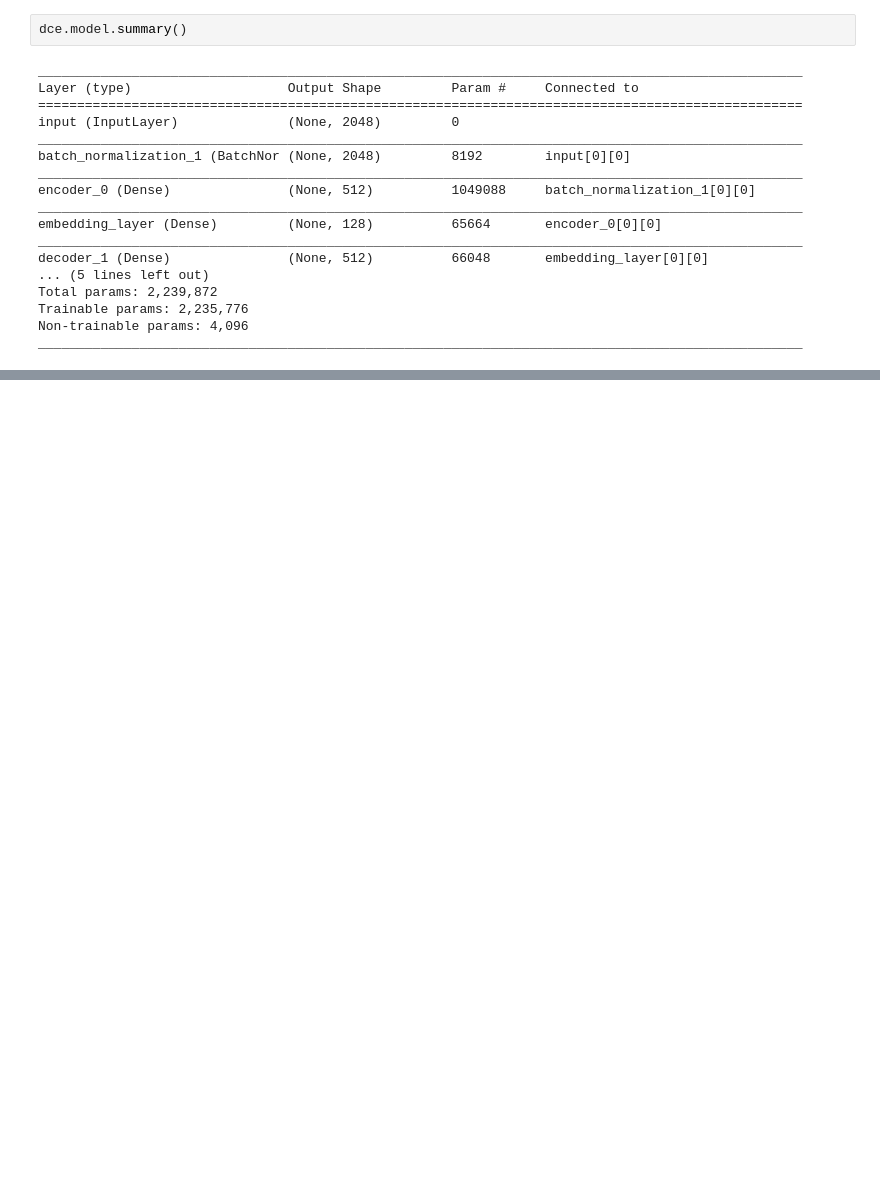
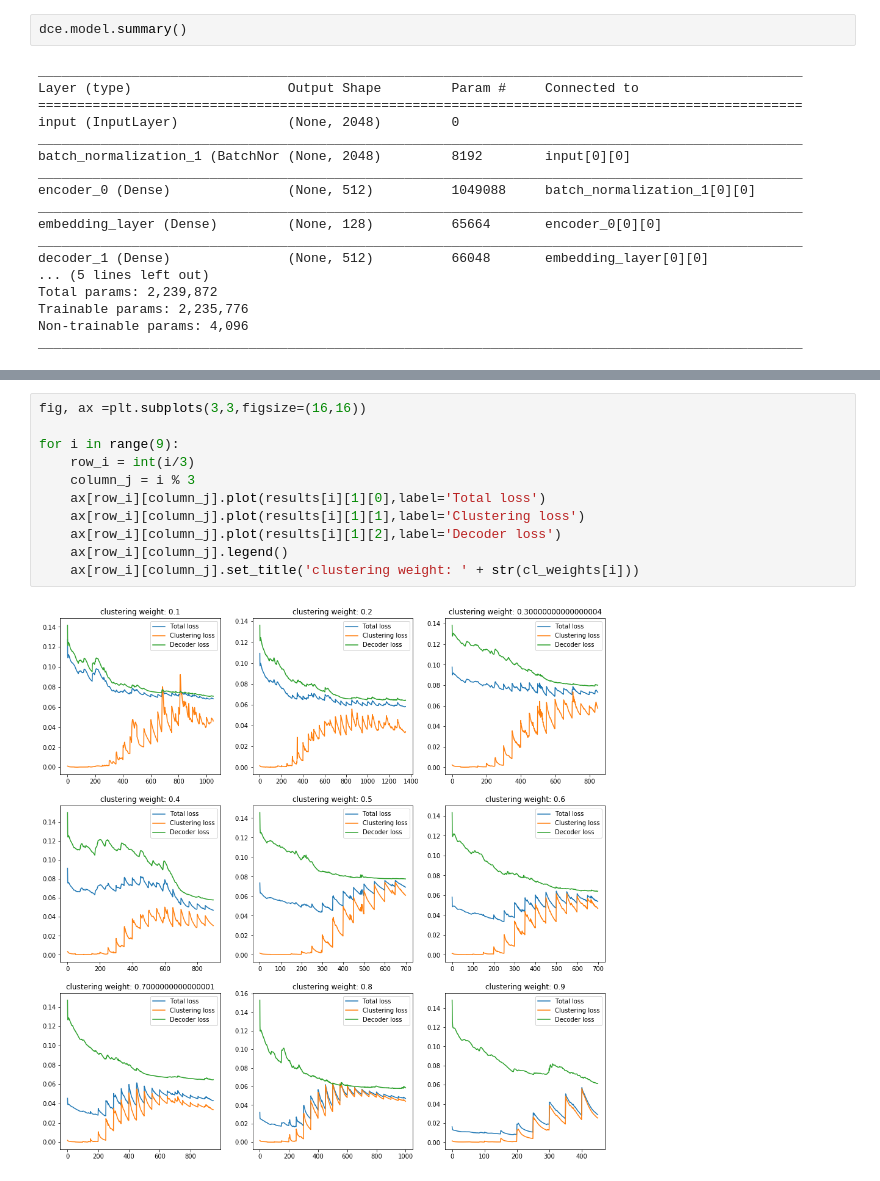
Before and after one commit to chembed/DeepChEmbed, a Jupyter notebook: deepchembed/notebook_scripts/dce_fingerprints.ipynb, the cells around one changed output, grey strips where cells are left out. Drawn from its saved outputs; the diff is of its cells as text; blank space fills up the shorter version.

```diff
--- a/deepchembed/notebook_scripts/dce_fingerprints.ipynb
+++ b/deepchembed/notebook_scripts/dce_fingerprints.ipynb
@@ -110,0 +107,13 @@ plt.hist(y_pred)
+# %%
+fig, ax =plt.subplots(3,3,figsize=(16,16))
+
+for i in range(9):
+    row_i = int(i/3)
+    column_j = i % 3
+    ax[row_i][column_j].plot(results[i][1][0],label='Total loss')
+    ax[row_i][column_j].plot(results[i][1][1],label='Clustering loss')
+    ax[row_i][column_j].plot(results[i][1][2],label='Decoder loss')
+    ax[row_i][column_j].legend()
+    ax[row_i][column_j].set_title('clustering weight: ' + str(cl_weights[i]))
+# %% [output]
+[figure, added]
```
Also changed, not shown: parts of 11 cells of this notebook.
